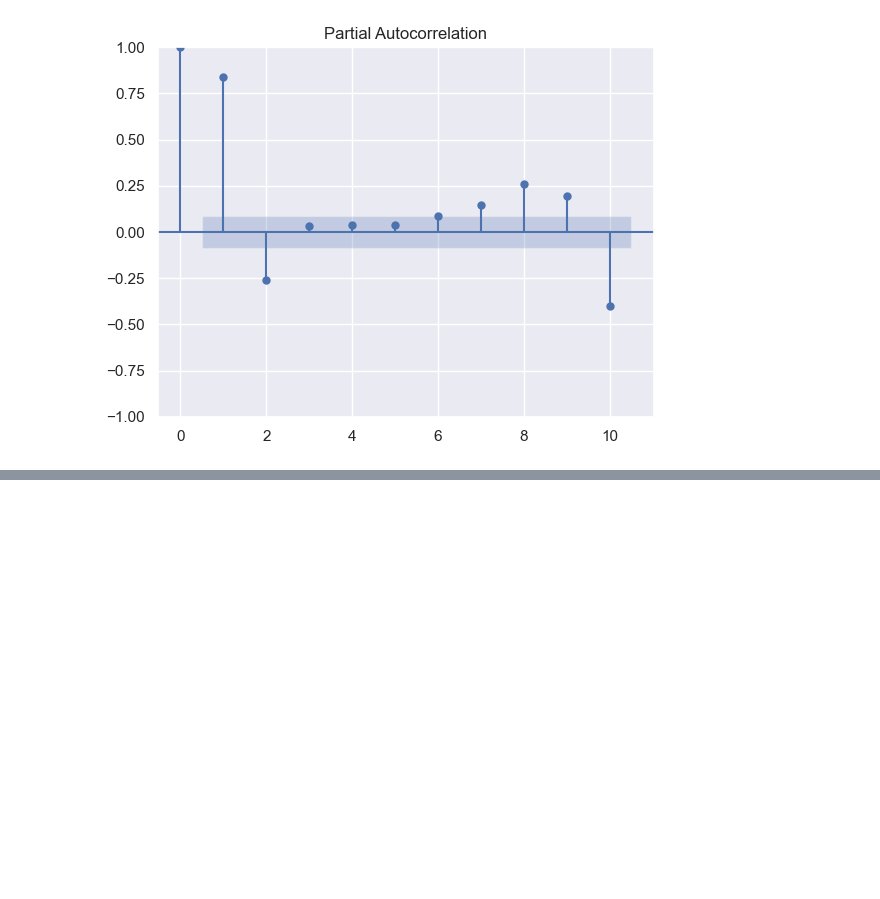
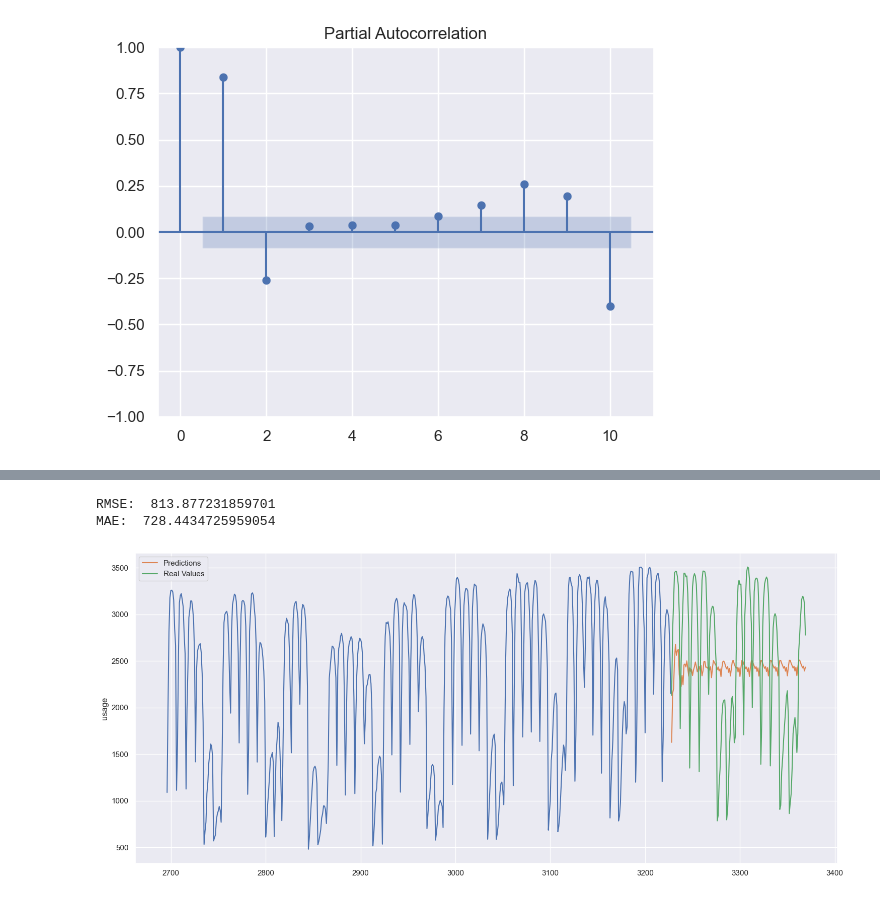
Before and after one commit to can-iscan/piworks-busses, a Jupyter notebook: pi_works.ipynb, the cells around one changed output, grey strips where cells are left out. Cells and saved outputs as stored; diff of their text form; code cells hidden in the pictures; blank space fills up the shorter version.

```diff
--- a/pi_works.ipynb
+++ b/pi_works.ipynb
@@ -159,0 +136,23 @@ sns.lineplot(test_usage, label='Real Values')
+# %%
+sarimax = SARIMAX(endog=train_usage, order=(2,1,6), seasonal_order=(2,1,1,10))
+
+sarimax_fit = sarimax.fit()
+# print(sarimax_fit.summary())
+
+predictions = sarimax_fit.forecast(len(test_usage))
+predictions = pd.Series(predictions.values, index=test_usage.index)
+# %%
+sns.lineplot(train_usage)
+sns.lineplot(predictions, label='Predictions')
+fig = sns.lineplot(test_usage, label='Real Values')
+fig.figure.set_size_inches(18, 8)
+
+rms = mean_squared_error(test_usage, predictions, squared=False)
+mae = mean_absolute_error(test_usage, predictions)
+
+print('RMSE: ', rms)
+print('MAE: ', mae)
+# %% [output]
+RMSE:  813.877231859701
+MAE:  728.4434725959054
+[figure, added]
```
Also changed, not shown: parts of 5 cells of this notebook.
